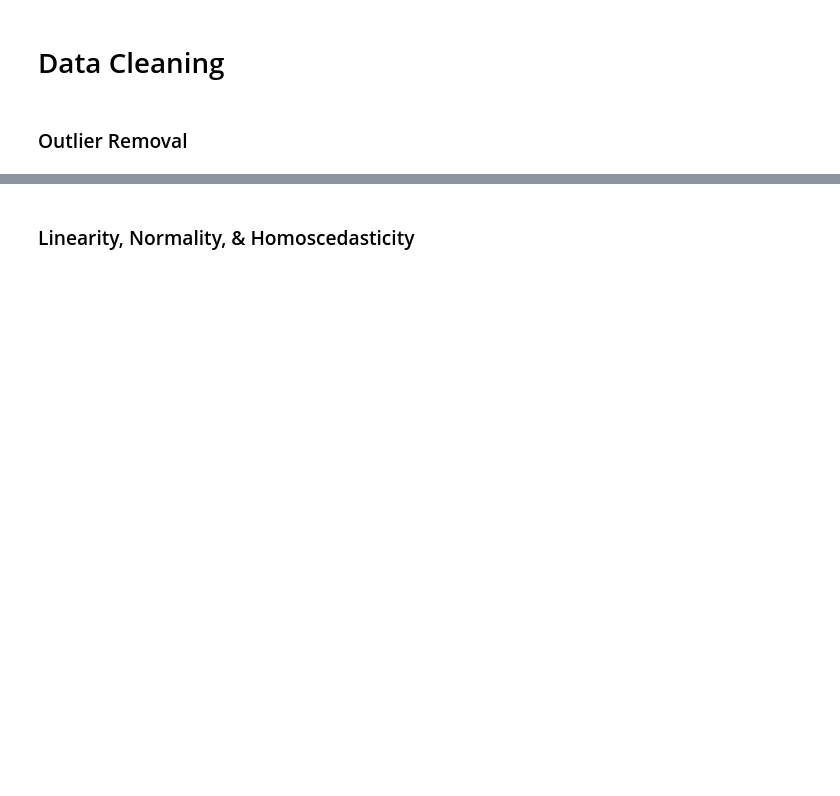
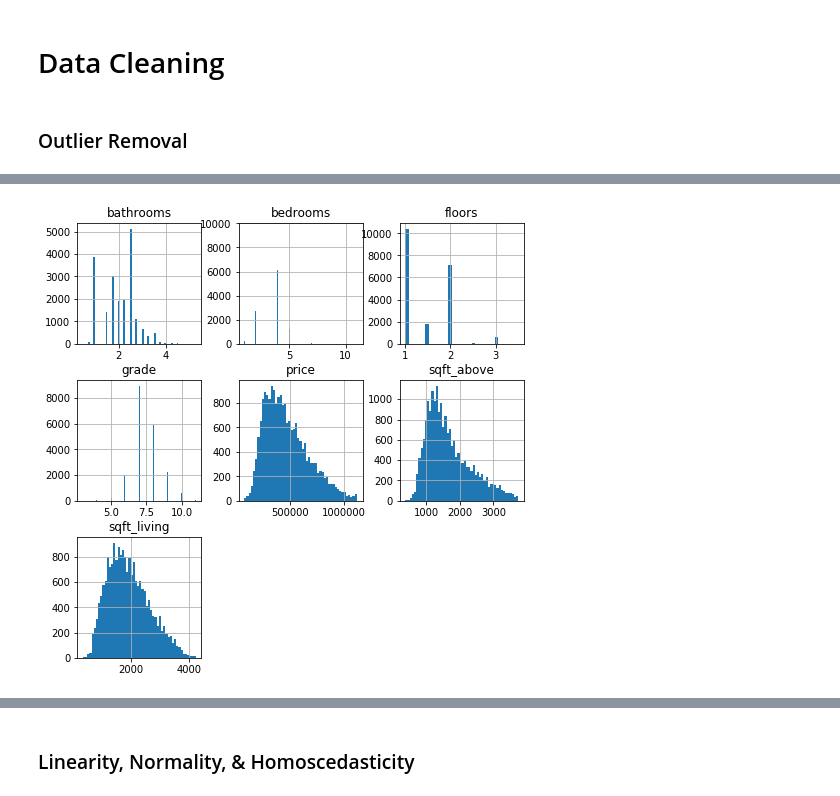
Before and after one commit to rachelbeery/dsc-mod-2-project-v2-1-onl01-dtsc-ft-070620, a Jupyter notebook: Module 2 Final Project Notebook.ipynb, the cells around one changed output, grey strips where cells are left out. Drawn from its saved outputs; the diff is of its cells as text; code cells hidden in the pictures; blank space fills up the shorter version.

```diff
--- a/Module 2 Final Project Notebook.ipynb
+++ b/Module 2 Final Project Notebook.ipynb
@@ -642,0 +1070,4 @@ df2.describe()
+# %%
+df2cont.hist(figsize  = [8, 8], bins='auto');
+# %% [output]
+[figure, added]
```
Also changed, not shown: parts of 116 cells of this notebook.
